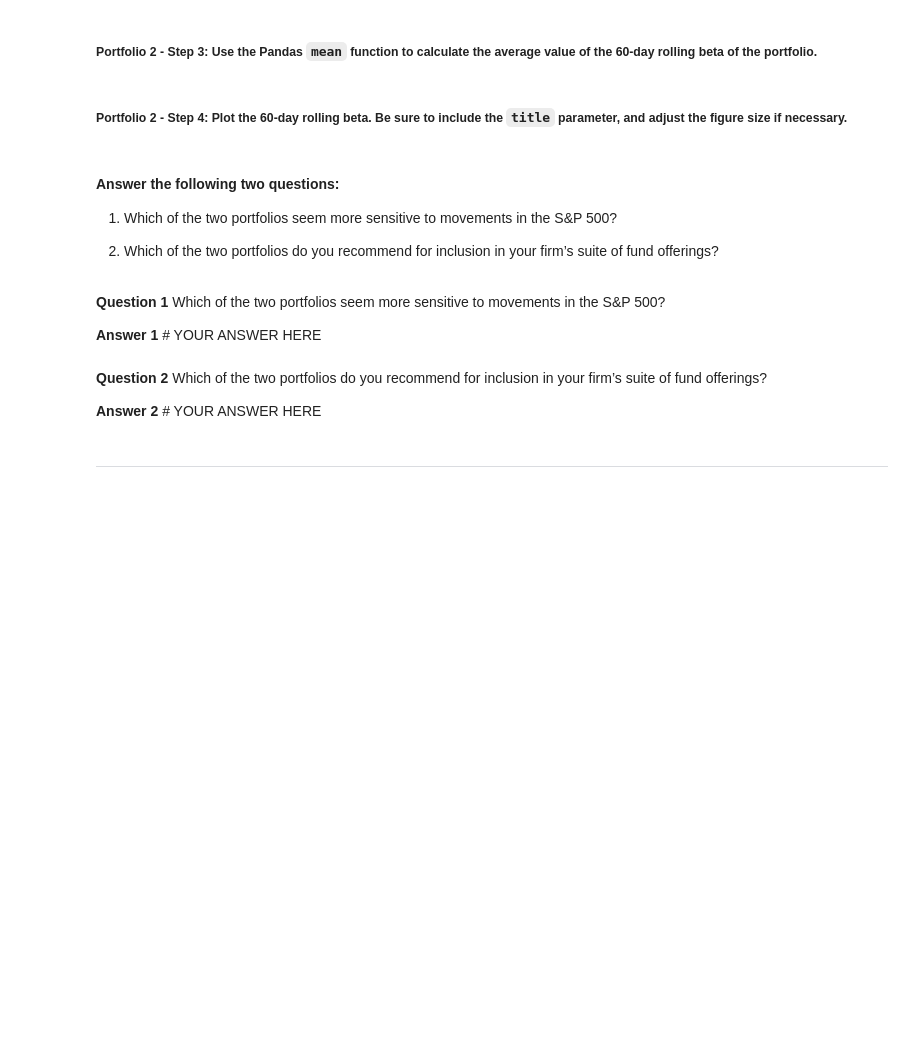
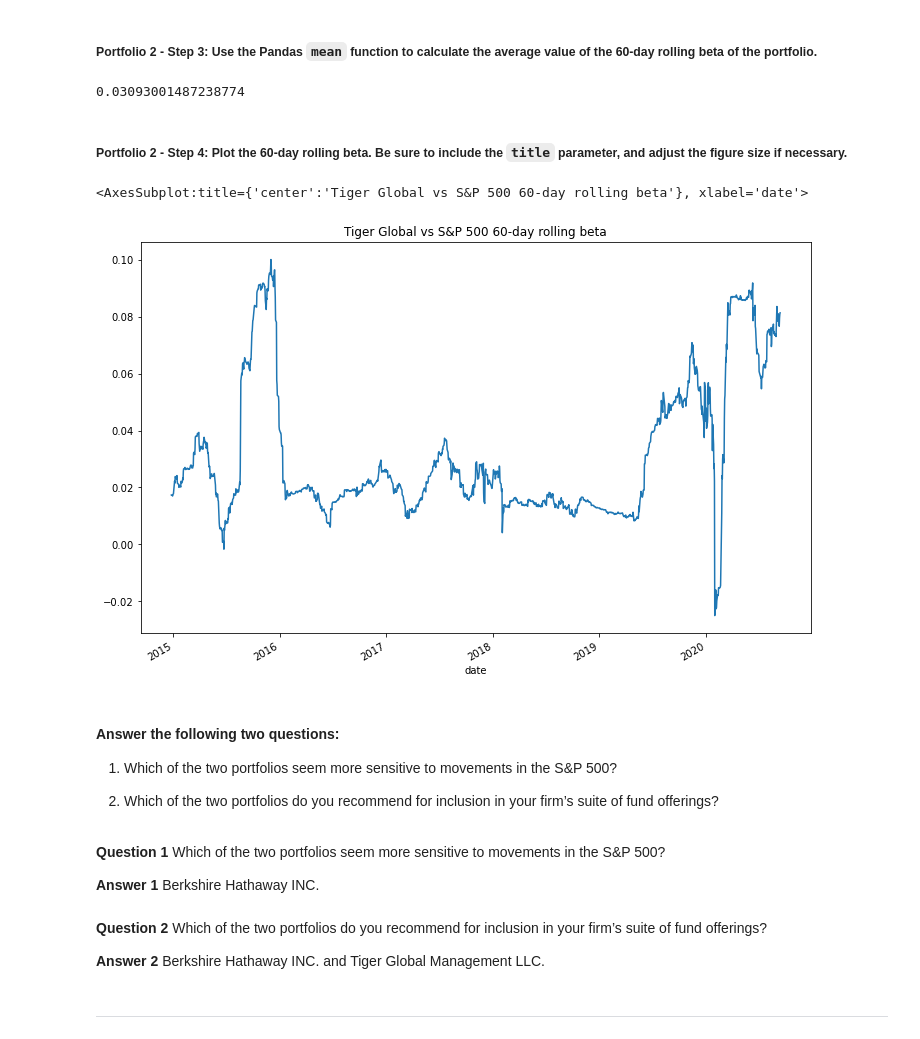
Before and after one commit to mingluuu/FinTechBootcamp_Assignments_4, a Jupyter notebook: risk_return_analysis.ipynb, the cells around one changed output. Cells and saved outputs as stored; diff of their text form; code cells hidden in the pictures; blank space fills up the shorter version.

```diff
--- a/risk_return_analysis.ipynb
+++ b/risk_return_analysis.ipynb
@@ -375,4 +425,5 @@ Your analysis is nearing completion. Now, you need to evaluate how the portfolio
 # %%
 # Calculate the covariance using a 60-day rolling window
 # Review the last five rows of the covariance data
-# YOUR CODE HERE
+TIGER_SP500_cov = daily_return['TIGER GLOBAL MANAGEMENT LLC'].rolling(60).cov(daily_return['S&P 500'])
+TIGER_SP500_cov.tail()
@@ -381,4 +440,5 @@ Your analysis is nearing completion. Now, you need to evaluate how the portfolio
 # %%
 # Calculate the beta based on the 60-day rolling covariance compared to the market (S&P 500)
 # Review the last five rows of the beta information
-# YOUR CODE HERE
+TIGER_beta = TIGER_SP500_cov / SP500_var
+TIGER_beta.tail()
@@ -386,13 +454,18 @@ Your analysis is nearing completion. Now, you need to evaluate how the portfolio
 ##### Portfolio 2 - Step 3: Use the Pandas `mean` function to calculate the average value of the 60-day rolling beta of the portfolio.
 # %%
 # Calculate the average of the 60-day rolling beta
-# YOUR CODE HERE
+TIGER_beta.mean()
+# %% [output]
+0.03093001487238774
 # %% [markdown]
 ##### Portfolio 2 - Step 4: Plot the 60-day rolling beta. Be sure to include the `title` parameter, and adjust the figure size if necessary.
 # %%
 # Plot the rolling beta
 # Include a title parameter and adjust the figure size
-# YOUR CODE HERE
+TIGER_beta.plot(title="Tiger Global vs S&P 500 60-day rolling beta", figsize=(12, 8))
+# %% [output]
+<AxesSubplot:title={'center':'Tiger Global vs S&P 500 60-day rolling beta'}, xlabel='date'>
+[figure, added]
 # %% [markdown]
 #### Answer the following two questions:
 
@@ -402,10 +475,10 @@ Your analysis is nearing completion. Now, you need to evaluate how the portfolio
 # %% [markdown]
 **Question 1** Which of the two portfolios seem more sensitive to movements in the S&P 500?
 
-**Answer 1** # YOUR ANSWER HERE
+**Answer 1** Berkshire Hathaway INC.
 # %% [markdown]
 **Question 2** Which of the two portfolios do you recommend for inclusion in your firm’s suite of fund offerings?
 
-**Answer 2** # YOUR ANSWER HERE
+**Answer 2** Berkshire Hathaway INC. and Tiger Global Management LLC.
 # %% [markdown]
 ---
```
Also changed, not shown: parts of 12 cells of this notebook.
